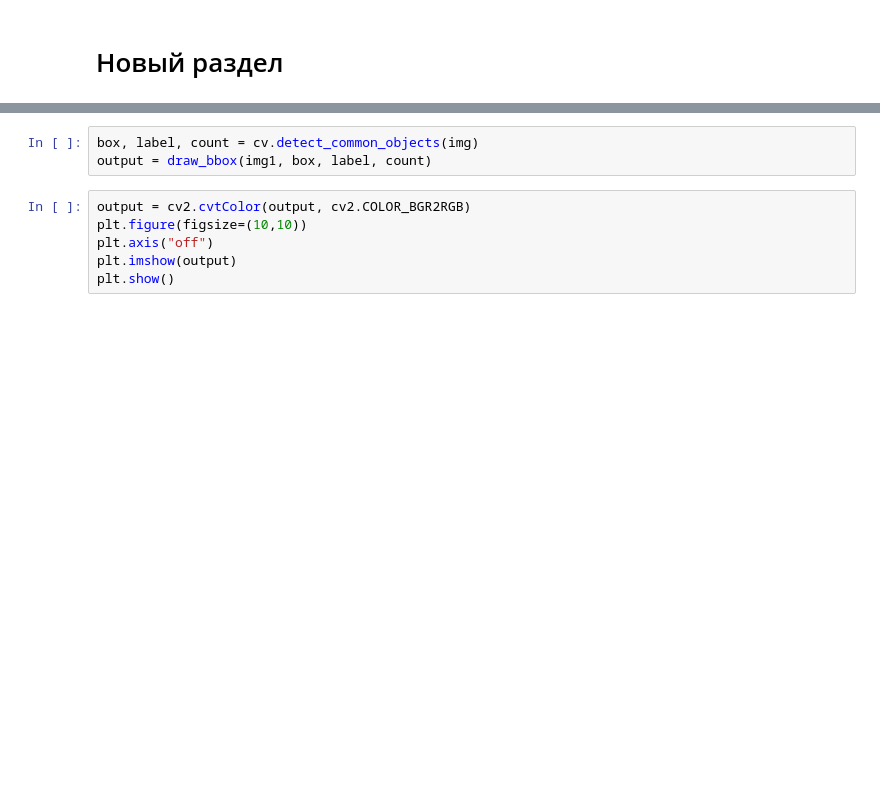
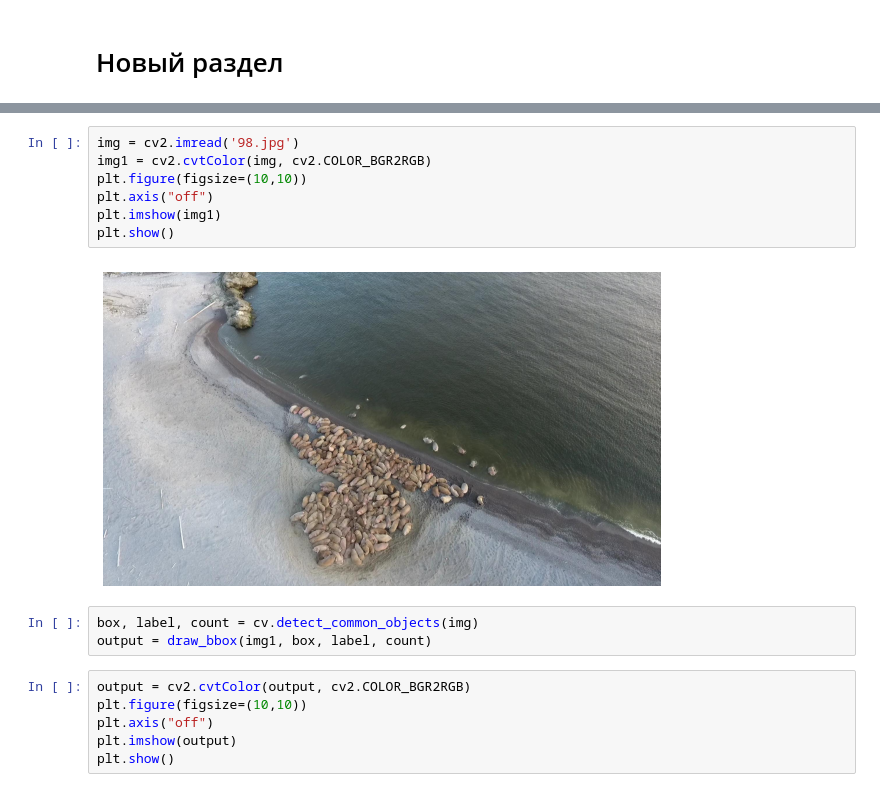
Before and after one commit to sampleeer/POW-Digital_breakthrough_2022, a Jupyter notebook: mark_funk.ipynb, the cells around one changed output, grey strips where cells are left out. Cells and saved outputs as stored; diff of their text form; blank space fills up the shorter version.

```diff
--- a/mark_funk.ipynb
+++ b/mark_funk.ipynb
@@ -45,3 +18,12 @@ plt.show()
+# %%
+img = cv2.imread('98.jpg')
+img1 = cv2.cvtColor(img, cv2.COLOR_BGR2RGB)
+plt.figure(figsize=(10,10))
+plt.axis("off")
+plt.imshow(img1)
+plt.show()
+# %% [output]
+[figure, added]
 # %%
 box, label, count = cv.detect_common_objects(img)
 output = draw_bbox(img1, box, label, count)
```
Also changed, not shown: parts of 6 cells of this notebook.
